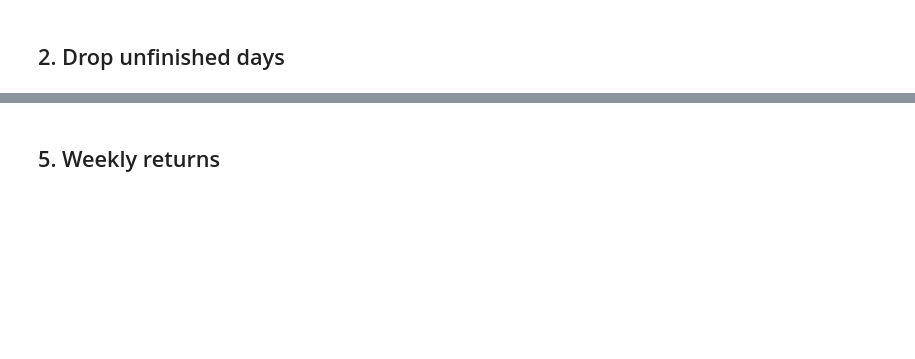
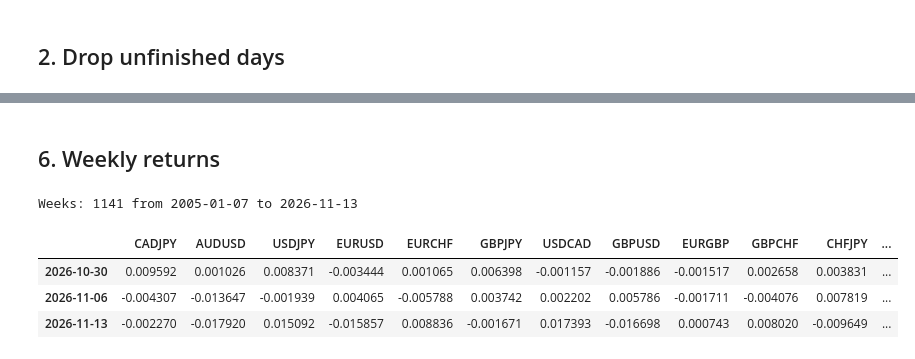
Before and after one commit to Roberto-Berardi/trend-following-fx-risk-factor, a Jupyter notebook: code/02_clean.ipynb, the cells around one changed output, grey strips where cells are left out. Drawn from its saved outputs; the diff is of its cells as text; code cells hidden in the pictures; blank space fills up the shorter version.

```diff
--- a/code/02_clean.ipynb
+++ b/code/02_clean.ipynb
@@ -31,0 +48,11 @@ os.makedirs(helpers.PROCESSED, exist_ok=True)
+# %%
+# The download date is saved by the first notebook. Prices on or after that day
+# are not final closes, so we drop them.
+with open(f"{helpers.RAW}/download_date.txt") as f:
+    download_date = pd.Timestamp(f.read().strip())
+
+closes = closes[closes.index < download_date]
+sp500 = sp500[sp500.index < download_date]
+
+print("Download date:", download_date.date())
+print("Last day kept:", closes.index.max().date())
@@ -39,0 +132,15 @@ os.makedirs(helpers.PROCESSED, exist_ok=True)
+# %%
+# The pairs do not all have the same days. We keep business days (Monday to Friday),
+# and fill a missing day with the previous available price (forward fill, never backward).
+business_days = pd.bdate_range(closes.index.min(), closes.index.max())
+
+gaps_before = closes.reindex(business_days).isna().sum()
+print("Missing business days per pair, before filling:")
+print(gaps_before.to_string())
+
+closes = closes.reindex(business_days).ffill()
+
+# The very first days of 2005 may still be empty before the first price: drop them
+closes = closes.dropna()
+print()
+print("Daily table:", closes.shape, "from", closes.index.min().date(), "to", closes.index.max().date())
@@ -40,2 +165,2 @@ os.makedirs(helpers.PROCESSED, exist_ok=True)
 # %% [markdown]
-## 5. Weekly returns
+## 6. Weekly returns
@@ -44 +167,23 @@ os.makedirs(helpers.PROCESSED, exist_ok=True)
+# %%
+# Keep the last price of each week (Friday, or the last available day before it).
+# 'W-FRI' groups the days into weeks that end on Friday.
+weekly_px = closes.resample("W-FRI").last()
+weekly_sp = sp500.reindex(business_days).ffill().resample("W-FRI").last()
+
+# Drop the last week if it is not complete (the last day kept is before the Friday)
+last_friday = weekly_px.index[-1]
+if closes.index.max() < last_friday:
+    weekly_px = weekly_px.iloc[:-1]
+    weekly_sp = weekly_sp.iloc[:-1]
+
+weekly_ret = weekly_px.pct_change()
+
+print("Weeks:", len(weekly_px), "from", weekly_px.index[0].date(), "to", weekly_px.index[-1].date())
+weekly_ret.tail(3)
+# %% [output]
+Weeks: 1141 from 2005-01-07 to 2026-11-13
+|  | CADJPY | AUDUSD | USDJPY | EURUSD | EURCHF | GBPJPY | USDCAD | GBPUSD | EURGBP | GBPCHF | CHFJPY | ... |
+| 2026-10-30 | 0.009592 | 0.001026 | 0.008371 | -0.003444 | 0.001065 | 0.006398 | -0.001157 | -0.001886 | -0.001517 | 0.002658 | 0.003831 | ... |
+| 2026-11-06 | -0.004307 | -0.013647 | -0.001939 | 0.004065 | -0.005788 | 0.003742 | 0.002202 | 0.005786 | -0.001711 | -0.004076 | 0.007819 | ... |
+| 2026-11-13 | -0.002270 | -0.017920 | 0.015092 | -0.015857 | 0.008836 | -0.001671 | 0.017393 | -0.016698 | 0.000743 | 0.008020 | -0.009649 | ... |
 # %% [markdown]
```
Also changed, not shown: parts of 24 cells of this notebook, 1 other file.
